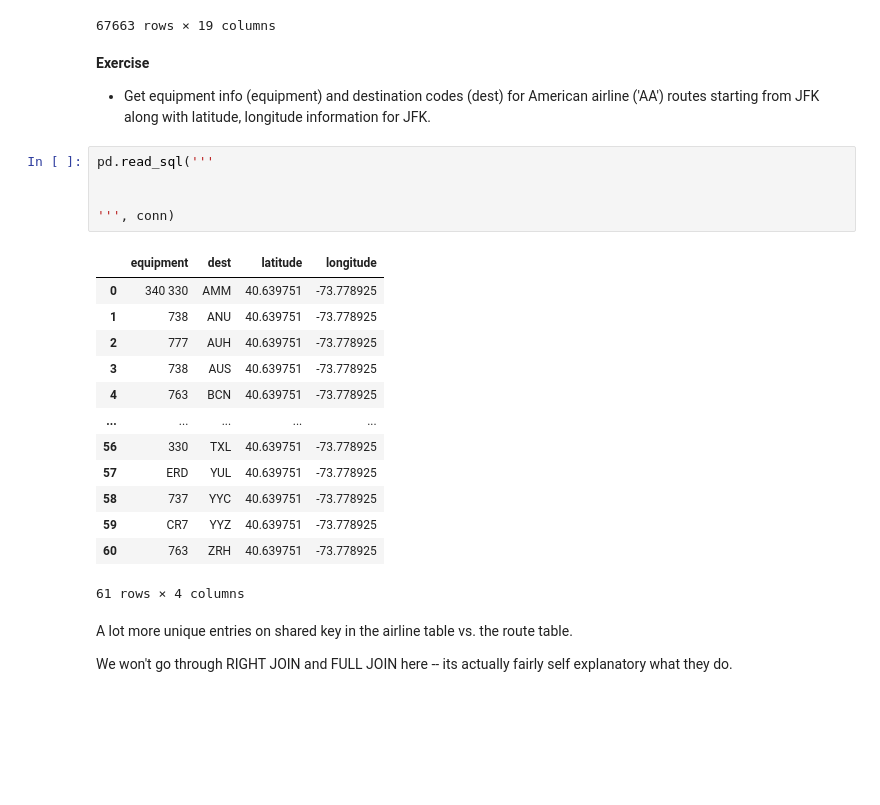
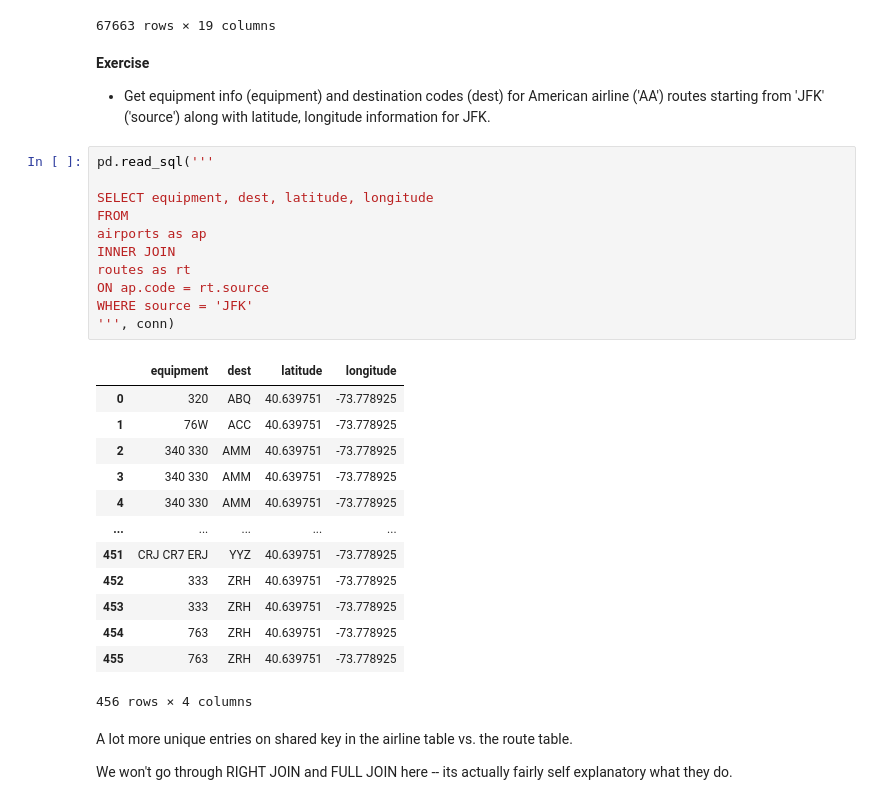
Before and after one commit to williambguo/NYC_DS_082624, a Jupyter notebook: Phase2_SQL/Ph1_T6_2SQLGroupbyJoins.ipynb, the cells around one changed output. Drawn from its saved outputs; the diff is of its cells as text; blank space fills up the shorter version.

```diff
--- a/Phase2_SQL/Ph1_T6_2SQLGroupbyJoins.ipynb
+++ b/Phase2_SQL/Ph1_T6_2SQLGroupbyJoins.ipynb
@@ -489,26 +507,32 @@ pd.read_sql('''
 # %% [markdown]
 **Exercise**
 
-- Get equipment info (equipment) and destination codes (dest) for American airline ('AA') routes starting from JFK along with latitude, longitude information for JFK.
+- Get equipment info (equipment) and destination codes (dest) for American airline ('AA') routes starting from 'JFK' ('source') along with latitude, longitude information for JFK.
 # %%
 pd.read_sql('''
 
-
+SELECT equipment, dest, latitude, longitude
+FROM
+airports as ap
+INNER JOIN
+routes as rt
+ON ap.code = rt.source
+WHERE source = 'JFK'
 ''', conn)
 # %% [output]
 |  | equipment | dest | latitude | longitude |
-| 0 | 340 330 | AMM | 40.639751 | -73.778925 |
-| 1 | 738 | ANU | 40.639751 | -73.778925 |
-| 2 | 777 | AUH | 40.639751 | -73.778925 |
-| 3 | 738 | AUS | 40.639751 | -73.778925 |
-| 4 | 763 | BCN | 40.639751 | -73.778925 |
+| 0 | 320 | ABQ | 40.639751 | -73.778925 |
+| 1 | 76W | ACC | 40.639751 | -73.778925 |
+| 2 | 340 330 | AMM | 40.639751 | -73.778925 |
+| 3 | 340 330 | AMM | 40.639751 | -73.778925 |
+| 4 | 340 330 | AMM | 40.639751 | -73.778925 |
 | ... | ... | ... | ... | ... |
-| 56 | 330 | TXL | 40.639751 | -73.778925 |
-| 57 | ERD | YUL | 40.639751 | -73.778925 |
-| 58 | 737 | YYC | 40.639751 | -73.778925 |
-| 59 | CR7 | YYZ | 40.639751 | -73.778925 |
-| 60 | 763 | ZRH | 40.639751 | -73.778925 |
+| 451 | CRJ CR7 ERJ | YYZ | 40.639751 | -73.778925 |
+| 452 | 333 | ZRH | 40.639751 | -73.778925 |
+| 453 | 333 | ZRH | 40.639751 | -73.778925 |
+| 454 | 763 | ZRH | 40.639751 | -73.778925 |
+| 455 | 763 | ZRH | 40.639751 | -73.778925 |
-61 rows × 4 columns
+456 rows × 4 columns
 # %% [markdown]
 A lot more unique entries on shared key in the airline table vs. the route table.
 
```
Also changed, not shown: parts of 8 cells of this notebook, 1 other file.
